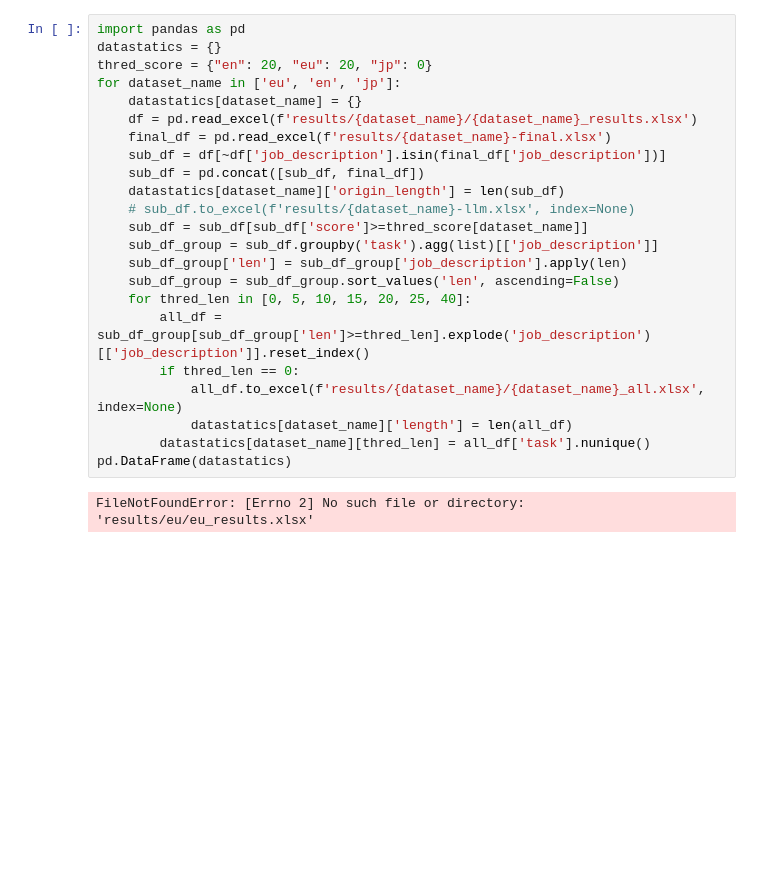
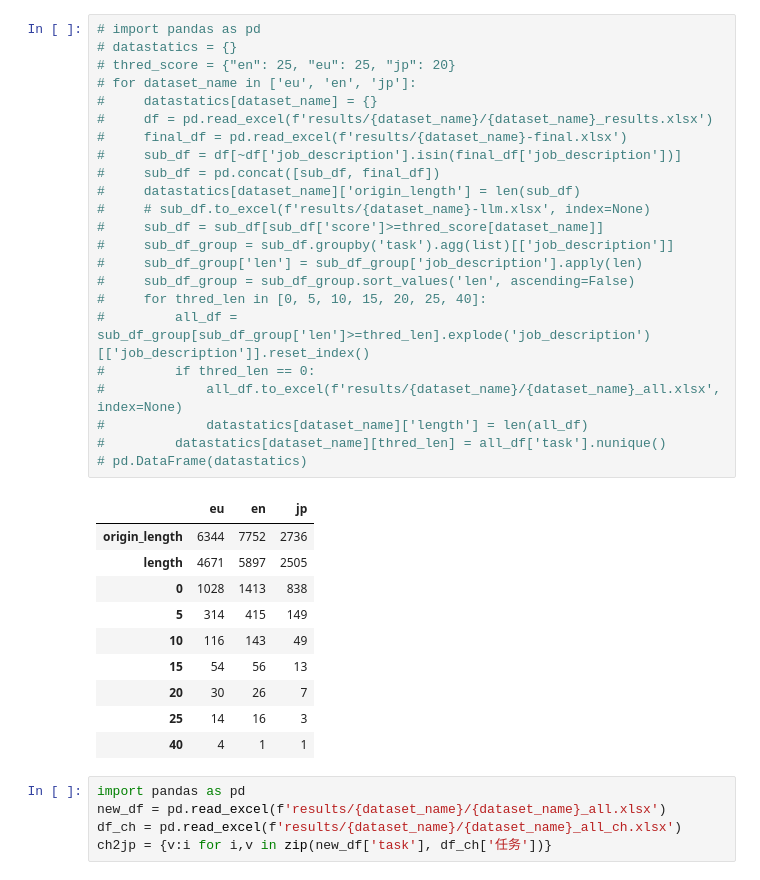
Before and after one commit to cx9941/COTR, a Jupyter notebook: step4-llm_select/7.supplement_data.ipynb, the cells around one changed output. Drawn from its saved outputs; the diff is of its cells as text; blank space fills up the shorter version.

```diff
--- a/step4-llm_select/7.supplement_data.ipynb
+++ b/step4-llm_select/7.supplement_data.ipynb
@@ -1,25 +1,39 @@
 # %%
-import pandas as pd
-datastatics = {}
-thred_score = {"en": 20, "eu": 20, "jp": 0}
-for dataset_name in ['eu', 'en', 'jp']:
-    datastatics[dataset_name] = {}
-    df = pd.read_excel(f'results/{dataset_name}/{dataset_name}_results.xlsx')
-    final_df = pd.read_excel(f'results/{dataset_name}-final.xlsx')
-    sub_df = df[~df['job_description'].isin(final_df['job_description'])]
-    sub_df = pd.concat([sub_df, final_df])
-    datastatics[dataset_name]['origin_length'] = len(sub_df)
-    # sub_df.to_excel(f'results/{dataset_name}-llm.xlsx', index=None)
-    sub_df = sub_df[sub_df['score']>=thred_score[dataset_name]]
-    sub_df_group = sub_df.groupby('task').agg(list)[['job_description']]
-    sub_df_group['len'] = sub_df_group['job_description'].apply(len)
-    sub_df_group = sub_df_group.sort_values('len', ascending=False)
-    for thred_len in [0, 5, 10, 15, 20, 25, 40]:
-        all_df = sub_df_group[sub_df_group['len']>=thred_len].explode('job_description')[['job_description']].reset_index()
-        if thred_len == 0:
-            all_df.to_excel(f'results/{dataset_name}/{dataset_name}_all.xlsx', index=None)
-            datastatics[dataset_name]['length'] = len(all_df)
-        datastatics[dataset_name][thred_len] = all_df['task'].nunique()
-pd.DataFrame(datastatics)
+# import pandas as pd
+# datastatics = {}
+# thred_score = {"en": 25, "eu": 25, "jp": 20}
+# for dataset_name in ['eu', 'en', 'jp']:
+#     datastatics[dataset_name] = {}
+#     df = pd.read_excel(f'results/{dataset_name}/{dataset_name}_results.xlsx')
+#     final_df = pd.read_excel(f'results/{dataset_name}-final.xlsx')
+#     sub_df = df[~df['job_description'].isin(final_df['job_description'])]
+#     sub_df = pd.concat([sub_df, final_df])
+#     datastatics[dataset_name]['origin_length'] = len(sub_df)
+#     # sub_df.to_excel(f'results/{dataset_name}-llm.xlsx', index=None)
+#     sub_df = sub_df[sub_df['score']>=thred_score[dataset_name]]
+#     sub_df_group = sub_df.groupby('task').agg(list)[['job_description']]
+#     sub_df_group['len'] = sub_df_group['job_description'].apply(len)
+#     sub_df_group = sub_df_group.sort_values('len', ascending=False)
+#     for thred_len in [0, 5, 10, 15, 20, 25, 40]:
+#         all_df = sub_df_group[sub_df_group['len']>=thred_len].explode('job_description')[['job_description']].reset_index()
+#         if thred_len == 0:
+#             all_df.to_excel(f'results/{dataset_name}/{dataset_name}_all.xlsx', index=None)
+#             datastatics[dataset_name]['length'] = len(all_df)
+#         datastatics[dataset_name][thred_len] = all_df['task'].nunique()
+# pd.DataFrame(datastatics)
 # %% [output]
-FileNotFoundError: [Errno 2] No such file or directory: 'results/eu/eu_results.xlsx'
+|  | eu | en | jp |
+| origin_length | 6344 | 7752 | 2736 |
+| length | 4671 | 5897 | 2505 |
+| 0 | 1028 | 1413 | 838 |
+| 5 | 314 | 415 | 149 |
+| 10 | 116 | 143 | 49 |
+| 15 | 54 | 56 | 13 |
+| 20 | 30 | 26 | 7 |
+| 25 | 14 | 16 | 3 |
+| 40 | 4 | 1 | 1 |
+# %%
+import pandas as pd
+new_df = pd.read_excel(f'results/{dataset_name}/{dataset_name}_all.xlsx')
+df_ch = pd.read_excel(f'results/{dataset_name}/{dataset_name}_all_ch.xlsx')
+ch2jp = {v:i for i,v in zip(new_df['task'], df_ch['任务'])}
```
Also changed, not shown: parts of 6 cells of this notebook, 43 other files.
